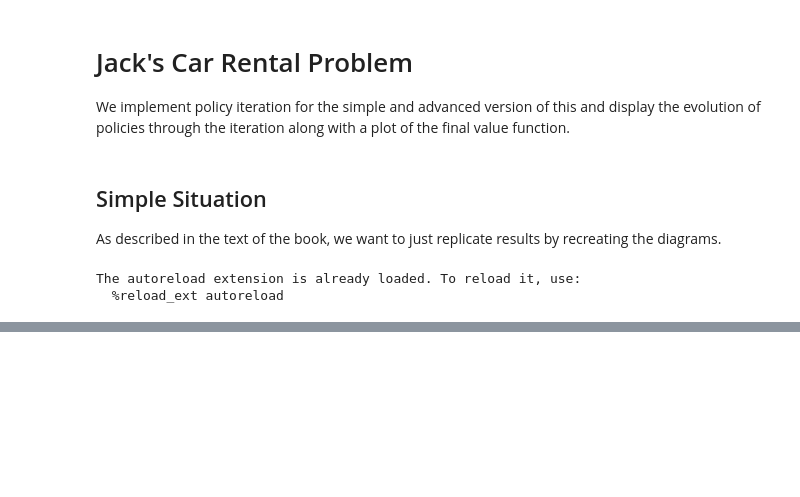
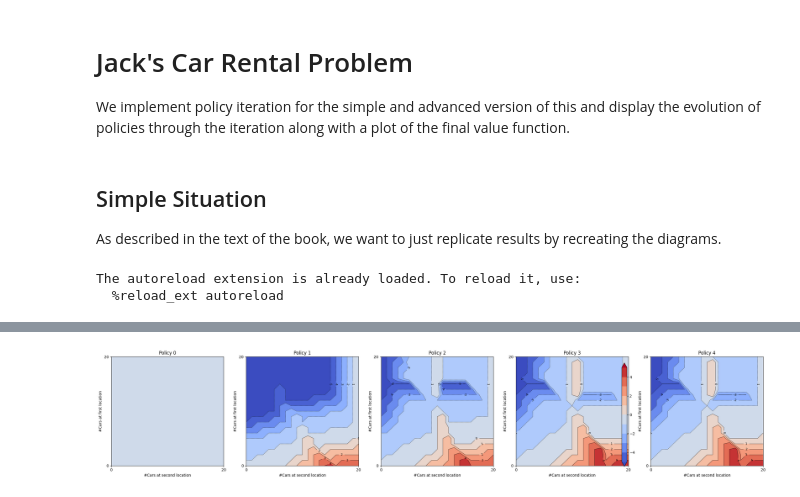
Before and after one commit to SirjanK/rl-book-solutions, a Jupyter notebook: dynamic_programming/car_rental.ipynb, the cells around one changed output, grey strips where cells are left out. Cells and saved outputs as stored; diff of their text form; code cells hidden in the pictures; blank space fills up the shorter version.

```diff
--- a/dynamic_programming/car_rental.ipynb
+++ b/dynamic_programming/car_rental.ipynb
@@ -78,0 +121,21 @@ plt.plot(x, poisson.expectation(x))
+# %%
+OVERFLOW_LIMIT = 10
+OVERFLOW_COST = 4
+# %%
+car_rental_solver_altered = CarRentalSolver(
+    rent_multiplier=RENT_MULTIPLIER,
+    move_cost=MOVE_COST,
+    lambda_loc1_requests=LAMBDA_LOC1_REQUESTS,
+    lambda_loc2_requests=LAMBDA_LOC2_REQUESTS,
+    lambda_loc1_returns=LAMBDA_LOC1_RETURNS,
+    lambda_loc2_returns=LAMBDA_LOC2_RETURNS,
+    max_car_at_loc=MAX_CAR_AT_LOC,
+    max_car_moved=MAX_CAR_MOVED,
+    gamma=GAMMA,
+    tol=TOL,
+    move_benefit=True,
+    overflow_limit=OVERFLOW_LIMIT,
+    overflow_cost=OVERFLOW_COST,
+)
+# %%
+policies, value_fn = car_rental_solver_altered.solve(num_iter=10)
@@ -78,0 +160,4 @@ plt.plot(x, poisson.expectation(x))
+# %%
+plot_policies(policies)
+# %% [output]
+[figure, added]
```
Also changed, not shown: parts of 21 cells of this notebook, 1 other file.
